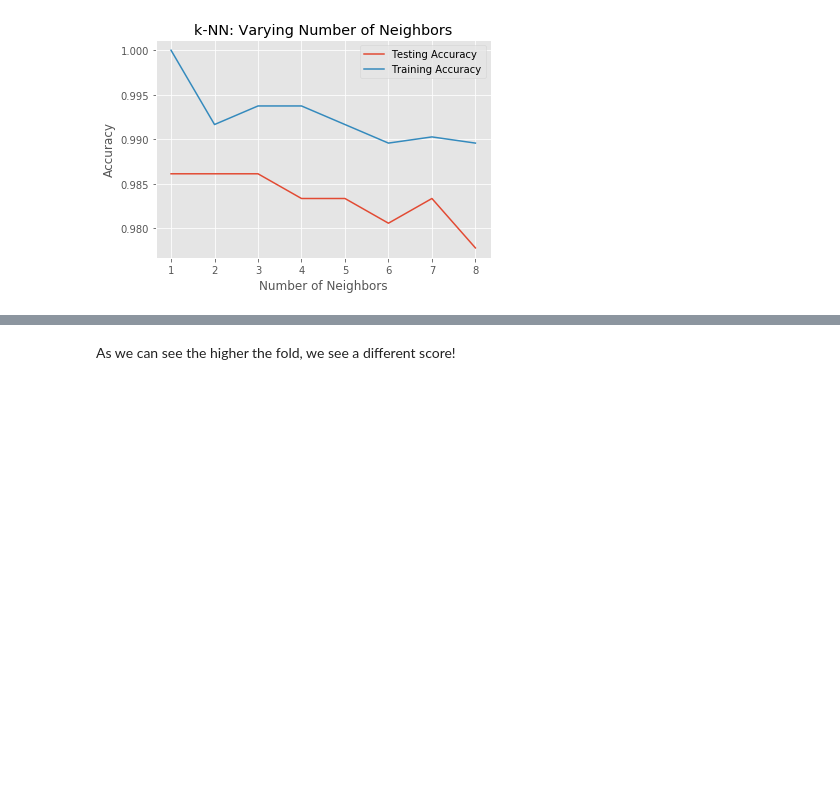
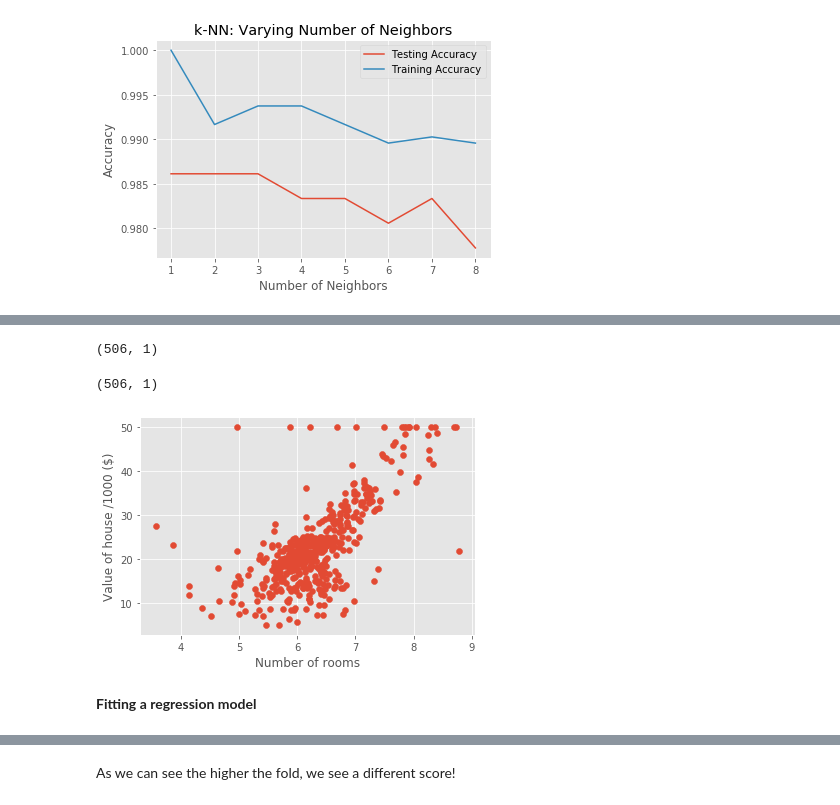
Before and after one commit to BeTKH/DataScieneinPython, a Jupyter notebook: 24. Supervised learning with Sikit learn.ipynb, the cells around one changed output, grey strips where cells are left out. Drawn from its saved outputs; the diff is of its cells as text; code cells hidden in the pictures; blank space fills up the shorter version.

```diff
--- a/24. Supervised learning with Sikit learn.ipynb
+++ b/24. Supervised learning with Sikit learn.ipynb
@@ -504,0 +373,4 @@ Average 5-Fold CV Score: -1.599100415702767
+# %%
+# Read the CSV file into a DataFrame: df
+boston = pd.read_csv('bostonhousing.csv')
+boston.head()
@@ -504,0 +390,4 @@ Average 5-Fold CV Score: -1.599100415702767
+# %%
+# Create arrays for features and target variable
+X = boston.drop('MEDV', axis=1).values   # value/feature
+y = boston['MEDV'].values                # target
@@ -504,0 +400,3 @@ Average 5-Fold CV Score: -1.599100415702767
+# %%
+X_rooms = X[:,5]
+type(X_rooms), type(y)
@@ -504,0 +417,11 @@ Average 5-Fold CV Score: -1.599100415702767
+# %%
+y = y.reshape(-1, 1)
+X_rooms = X_rooms.reshape(-1, 1)
+# %%
+X_rooms.shape
+# %% [output]
+(506, 1)
+# %%
+y.shape
+# %% [output]
+(506, 1)
@@ -504,0 +432,9 @@ Average 5-Fold CV Score: -1.599100415702767
+# %%
+plt.scatter(X_rooms, y)
+plt.ylabel('Value of house /1000 ($)')
+plt.xlabel('Number of rooms')
+plt.show();
+# %% [output]
+[figure, added]
+# %% [markdown]
+__Fitting a regression model__
```
Also changed, not shown: parts of 108 cells of this notebook.
